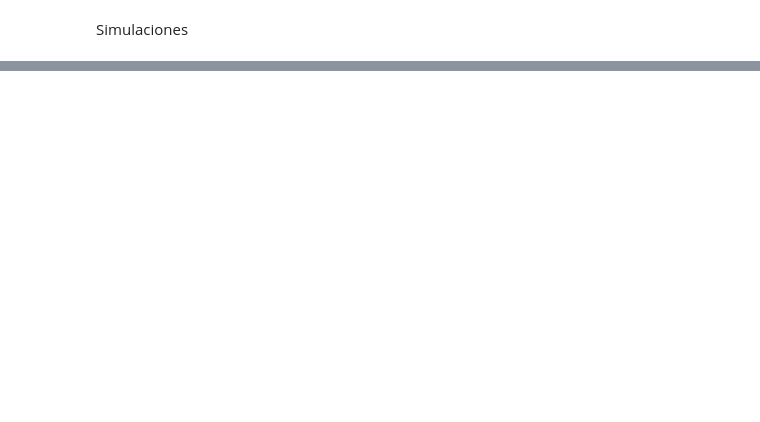
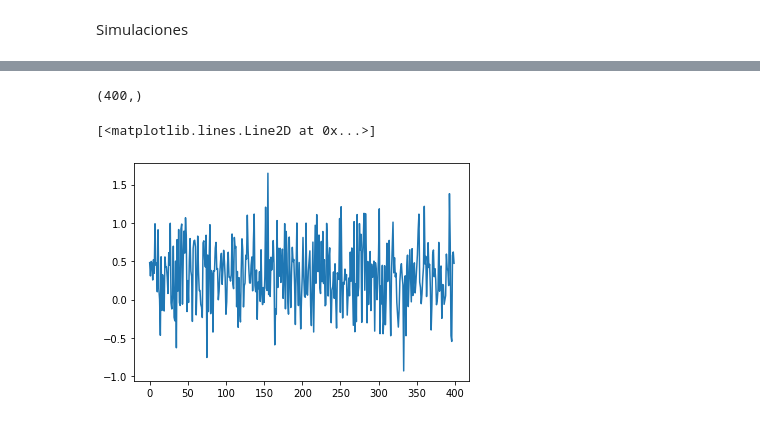
Before and after one commit to MartinVIllesca/Curso-teoria-informacion, a Jupyter notebook: simulacionesProyecto.ipynb, the cells around one changed output, grey strips where cells are left out. Cells and saved outputs as stored; diff of their text form; code cells hidden in the pictures; blank space fills up the shorter version.

```diff
--- a/simulacionesProyecto.ipynb
+++ b/simulacionesProyecto.ipynb
@@ -258,0 +334,13 @@ plt.show()
+# %%
+distribution = np.random.normal
+params = [{'loc': 0.3, 'scale': 0.4, 'size': 100},
+          {'loc': 0.3, 'scale': 0.4, 'size': 300}]
+
+
+x = samplearX(distribution, params)
+print(x.shape)
+plt.plot(x)
+# %% [output]
+(400,)
+[<matplotlib.lines.Line2D at 0x...>]
+[figure, added]
```
Also changed, not shown: parts of 10 cells of this notebook.
